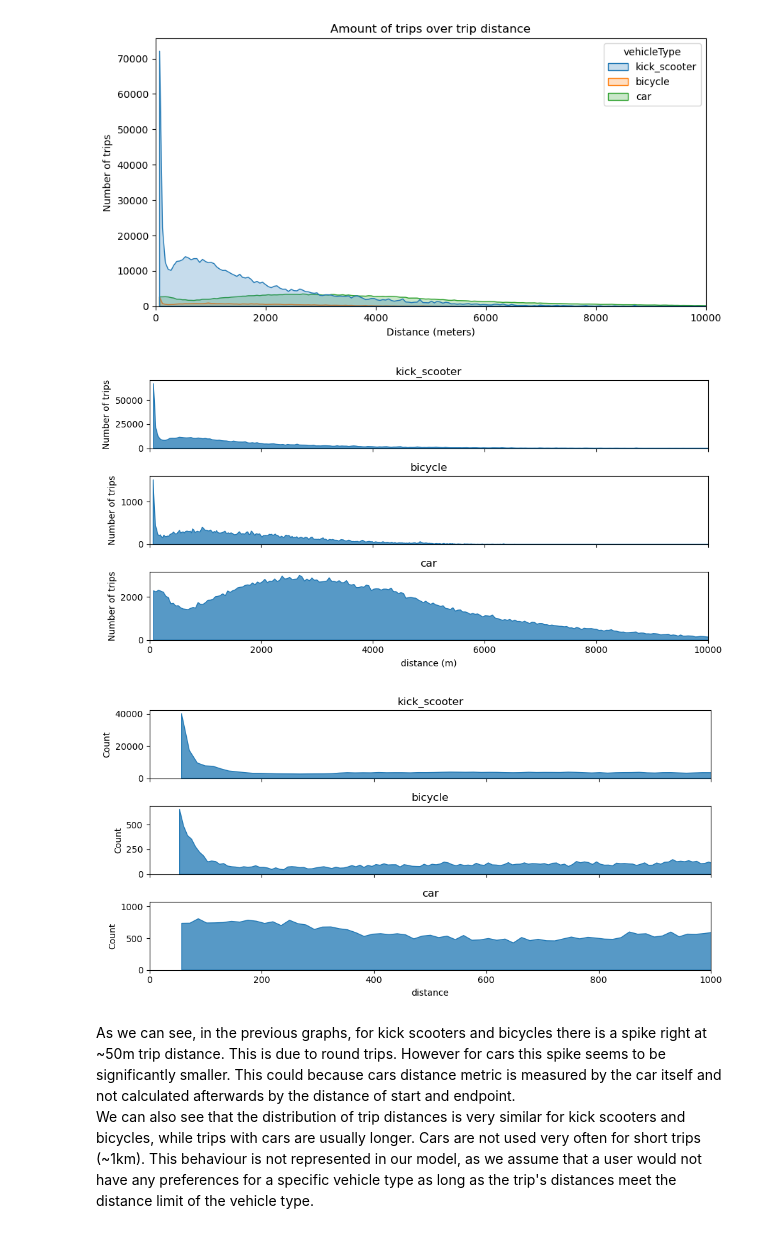
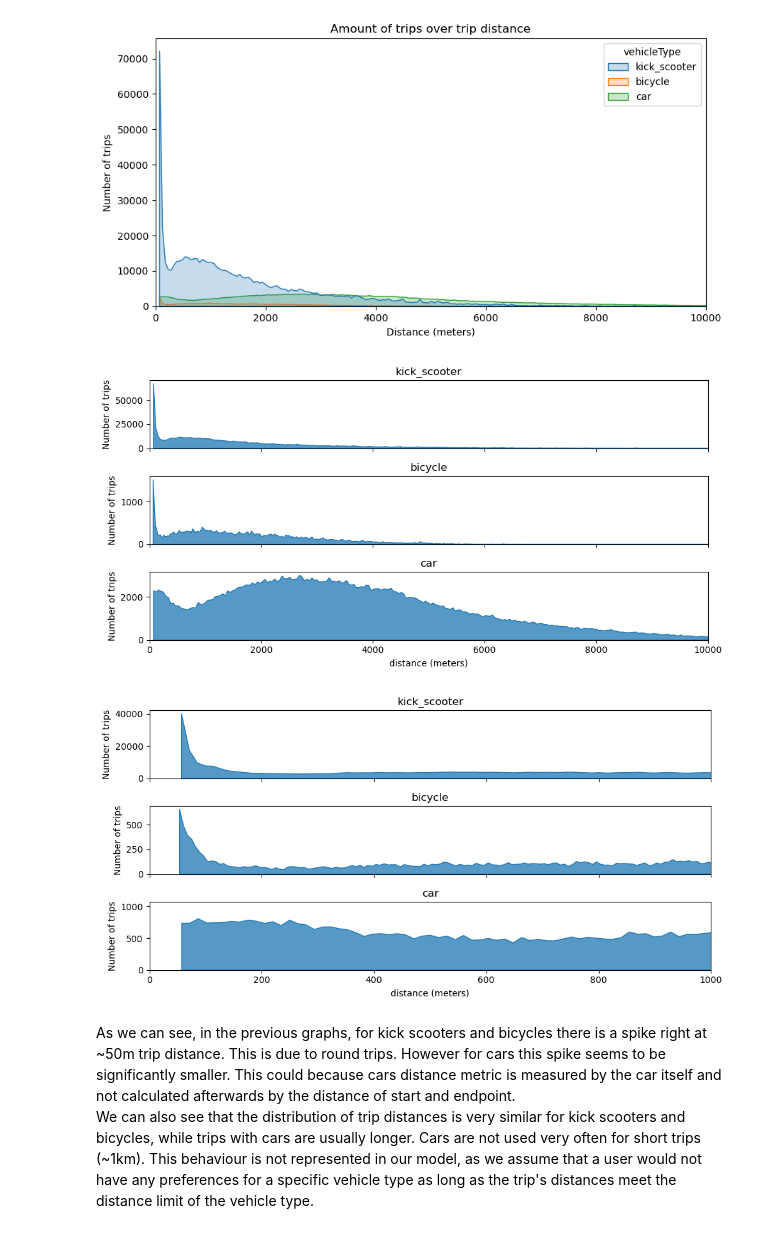
Before and after one commit to mogottsch/vehicle-reposition-2, a Jupyter notebook: src/notebooks/1_descriptive_analysis.ipynb, the cells around one changed output. Drawn from its saved outputs; the diff is of its cells as text; code cells hidden in the pictures.

```diff
--- a/src/notebooks/1_descriptive_analysis.ipynb
+++ b/src/notebooks/1_descriptive_analysis.ipynb
@@ -280,27 +280,29 @@ for i, pack in enumerate(trips_split.items()):
     sns.histplot(df, ax=axes[i], bins=500, x='distance', stat='count', element='poly')
     axes[i].set_xlim(0,10000)
     axes[i].title.set_text(v_type)
-    axes[i].set_xlabel('distance (m)')
+    axes[i].set_xlabel('distance (meters)')
     axes[i].set_ylabel('Number of trips')
 fig.tight_layout()
 plt.savefig(os.path.join(PATH_DIR_FIGURES, 'trips_distance_seperated.pdf'))
 plt.show()
 # %% [output]
-[figure, old version]
+[figure, new version]
 # %%
 fig,axes = plt.subplots(figsize=(10,5), nrows=3, sharex=True,dpi=100)
 
 for i, pack in enumerate(trips_split.items()):
     v_type, df = pack
 
     sns.histplot(df, ax=axes[i], bins=1500, x='distance', stat='count', element='poly')
     axes[i].set_xlim(0,1000)
     axes[i].title.set_text(v_type)
+    axes[i].set_xlabel('distance (meters)')
+    axes[i].set_ylabel('Number of trips')
 fig.tight_layout()
 plt.savefig(os.path.join(PATH_DIR_FIGURES, 'trips_distance_zoomed.pdf'))
 plt.show()
 # %% [output]
-[figure, old version]
+[figure, new version]
 # %% [markdown]
 As we can see, in the previous graphs, for kick scooters and bicycles there is a spike right at \~50m trip distance. This is due to round trips. However for cars this spike seems to be significantly smaller. This could because cars distance metric is measured by the car itself and not calculated afterwards by the distance of start and endpoint.
 We can also see that the distribution of trip distances is very similar for kick scooters and bicycles, while trips with cars are usually longer. Cars are not used very often for short trips (~1km). This behaviour is not represented in our model, as we assume that a user would not have any preferences for a specific vehicle type as long as the trip's distances meet the distance limit of the vehicle type.
```
Also changed, not shown: 11 other files.
